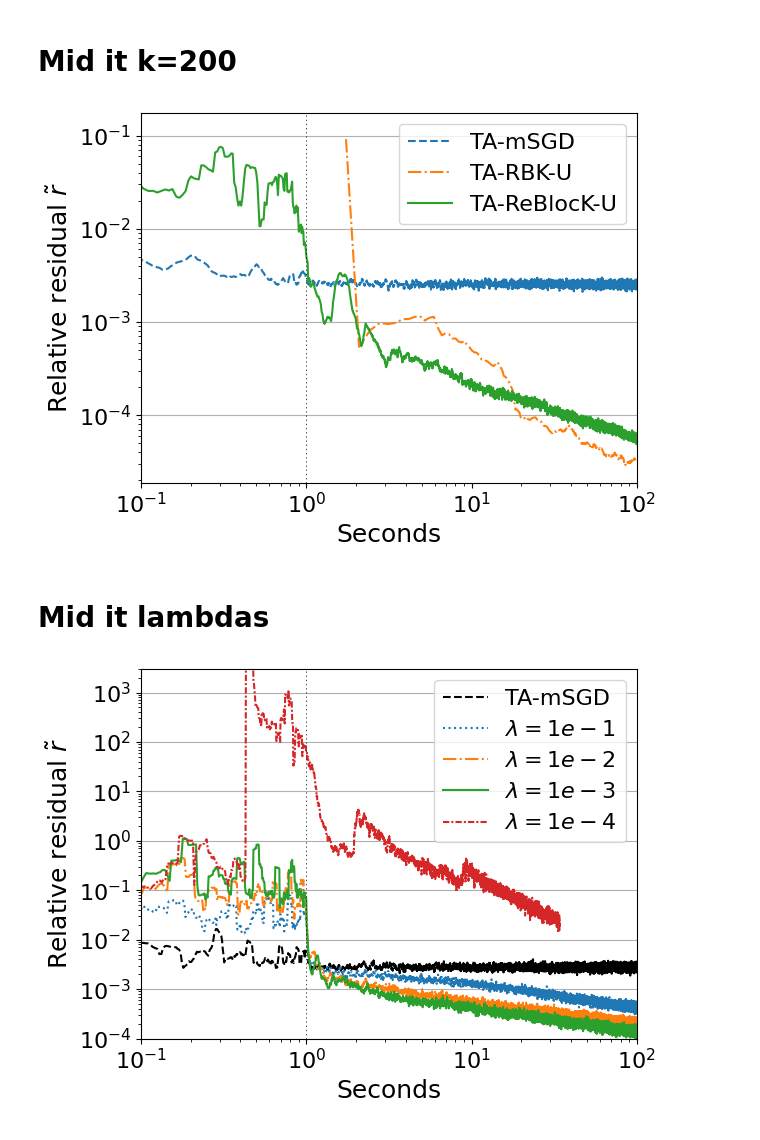
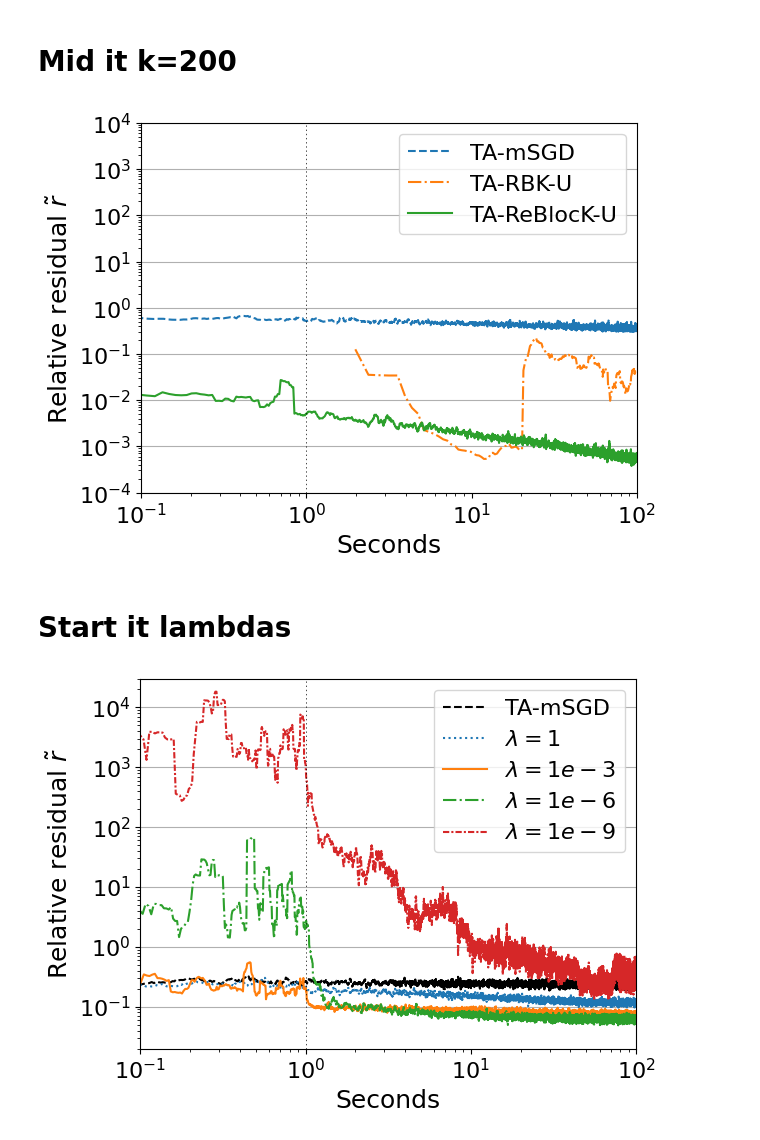
Before and after one commit to ggoldsh/block-kaczmarz-without-preprocessing, a Jupyter notebook: notebooks/NGD_examples.ipynb, the cells around one changed output. Cells and saved outputs as stored; diff of their text form; code cells hidden in the pictures.

```diff
--- a/notebooks/NGD_examples.ipynb
+++ b/notebooks/NGD_examples.ipynb
@@ -493,6 +560,7 @@ plt.plot(get_ts(t_reblock), get_es(e_reblock), label='TA-ReBlocK-U')
 
 plt.xscale('log')
 plt.xlim([1e-1, 1e2])
+plt.ylim([1e-4, 1e4])
 plt.yscale('log')
 plt.grid(axis='y')
 plt.legend(loc='upper right')
@@ -501,17 +569,17 @@ plt.axvline(1.0, color='black', dashes=[2,4], linewidth=0.5)
 plt.ylabel("Relative residual $\\tilde{r}$")
 plt.savefig("NN_mid_k_200.pdf", bbox_inches='tight')
 # %% [output]
-[figure, old version]
+[figure, new version]
 # %% [markdown]
-# Mid it lambdas
+# Start it lambdas
 # %%
 k = 50
 # %%
-params = mid_params
-t_sgd, e_sgd, Tburn = block_kaczmarz(params, k, total_time, burn_time, get_minibatch_sgd_step(eta=5e-5))
+params = start_params
+t_sgd, e_sgd, Tburn = block_kaczmarz(params, k, total_time, burn_time, get_minibatch_sgd_step(eta=2e-4))
 # %%
-lamb = 1e-4
-t_4, e_4, Tburn = block_kaczmarz(params, k, total_time, burn_time, get_reblock_step(lamb=lamb))
+lamb = 1
+t_0, e_0, Tburn = block_kaczmarz(params, k, total_time, burn_time, get_reblock_step(lamb=lamb))
 # %%
 lamb = 1e-3
 t_3, e_3, Tburn = block_kaczmarz(params, k, total_time, burn_time, get_reblock_step(lamb=lamb))
@@ -521,3 +586,6 @@ t_2, e_2, Tburn = block_kaczmarz(params, k, total_time, burn_time, get_reblock_s
 # %%
-lamb = 1e-1
-t_1, e_1, Tburn = block_kaczmarz(params, k, total_time, burn_time, get_reblock_step(lamb=lamb))
+lamb = 1e-6
+t_6, e_6, Tburn = block_kaczmarz(params, k, total_time, burn_time, get_reblock_step(lamb=lamb))
+# %%
+lamb = 1e-9
+t_9, e_9, Tburn = block_kaczmarz(params, k, total_time, burn_time, get_reblock_step(lamb=lamb))
@@ -524,19 +595,19 @@ t_1, e_1, Tburn = block_kaczmarz(params, k, total_time, burn_time, get_reblock_s
 # %%
 plt.plot(get_ts(t_sgd), get_es(e_sgd), label='TA-mSGD', color='black', linestyle='dashed')
-plt.plot(get_ts(t_1), get_es(e_1), label='$\lambda=1e-1$', linestyle='dotted')
-plt.plot(get_ts(t_2), get_es(e_2), label='$\lambda=1e-2$', linestyle='dashdot')
-plt.plot(get_ts(t_3), get_es(e_3), label='$\lambda=1e-3$')
-plt.plot(get_ts(t_4), get_es(e_4), label='$\lambda=1e-4$', linestyle=(0, (3, 1, 1, 1)))
+plt.plot(get_ts(t_0), get_es(e_0), label=r'$\lambda=1$', linestyle='dotted')
+plt.plot(get_ts(t_3), get_es(e_3), label=r'$\lambda=1e-3$')
+plt.plot(get_ts(t_6), get_es(e_6), label=r'$\lambda=1e-6$', linestyle='dashdot')
+plt.plot(get_ts(t_9), get_es(e_9), label=r'$\lambda=1e-9$', linestyle=(0, (3, 1, 1, 1)))
 
 plt.xscale('log')
 plt.xlim([1e-1, 1e2])
-plt.ylim([1e-4, 3e3])
+plt.ylim([2e-2, 3e4])
 plt.yscale('log')
 plt.grid(axis='y')
 plt.legend(loc='upper right')
 plt.xlabel('Seconds')
 plt.axvline(1.0, color='black', dashes=[2,4], linewidth=0.5)
-plt.ylabel("Relative residual $\\tilde{r}$")
-plt.savefig("NN_mid_lambdas.pdf", bbox_inches='tight')
+plt.ylabel(r"Relative residual $\tilde{r}$")
+plt.savefig("NN_start_lambdas.pdf", bbox_inches='tight')
 # %% [output]
-[figure, old version]
+[figure, new version]
```
Also changed, not shown: parts of 27 cells of this notebook.
